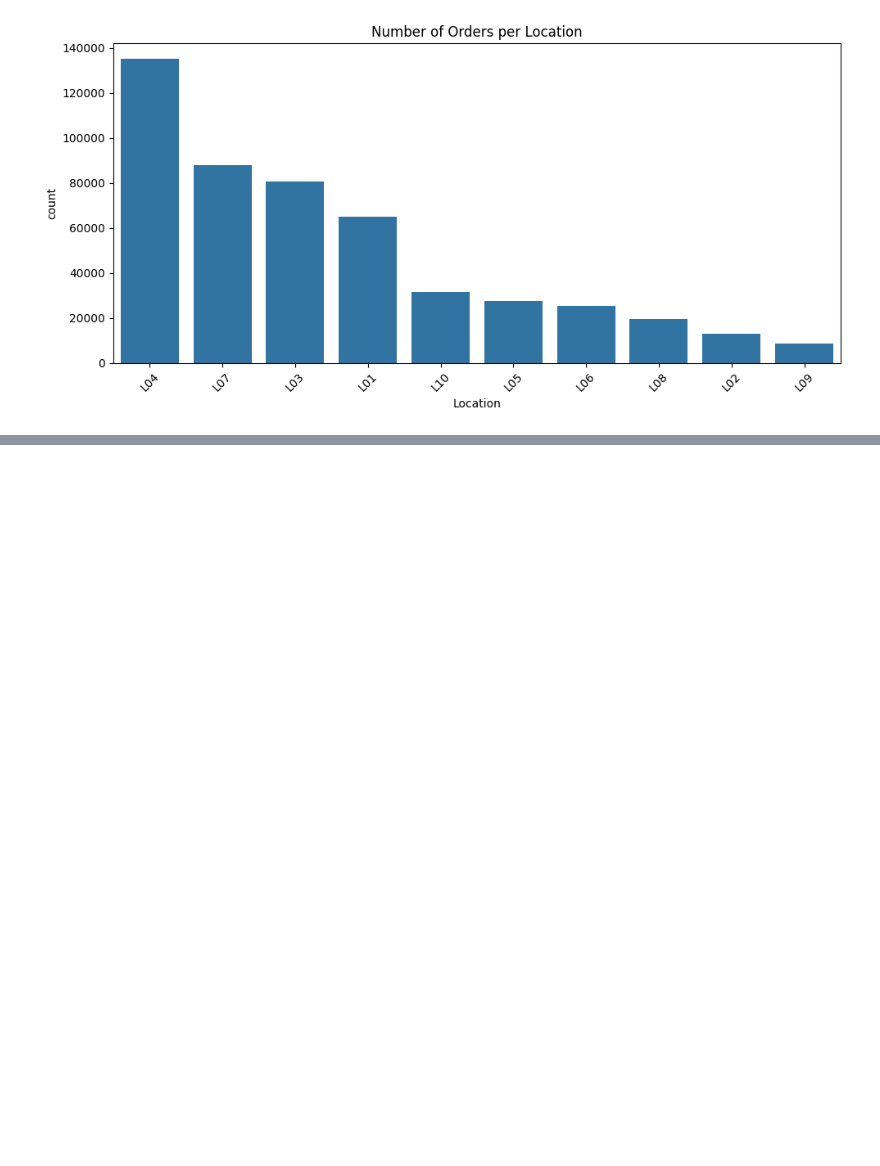
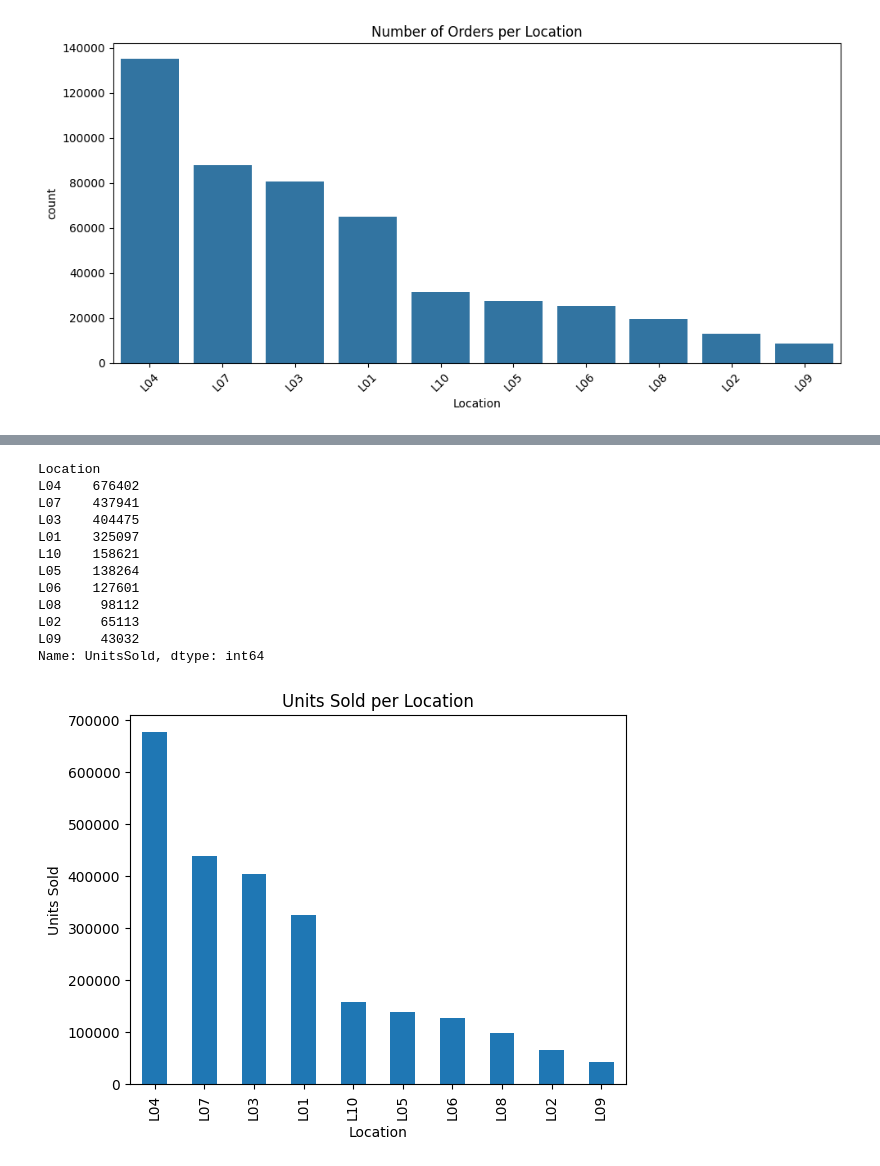
Before and after one commit to sachinn854/Product-Demand-Forecasting, a Jupyter notebook: EDA/sale_data.ipynb, the cells around one changed output, grey strips where cells are left out. Saved outputs shown, nothing was run; the diff lists cells and outputs as text; code cells hidden in the pictures; blank space fills up the shorter version.

```diff
--- a/EDA/sale_data.ipynb
+++ b/EDA/sale_data.ipynb
@@ -58,0 +127,21 @@ plt.show()
+# %%
+location_sales = df.groupby('Location')['UnitsSold'].sum().sort_values(ascending=False)
+print(location_sales)
+
+location_sales.plot(kind='bar', title='Units Sold per Location')
+plt.ylabel('Units Sold')
+plt.show()
+# %% [output]
+Location
+L04    676402
+L07    437941
+L03    404475
+L01    325097
+L10    158621
+L05    138264
+L06    127601
+L08     98112
+L02     65113
+L09     43032
+Name: UnitsSold, dtype: int64
+[figure, added]
```
Also changed, not shown: parts of 7 cells of this notebook, 3 other files.
